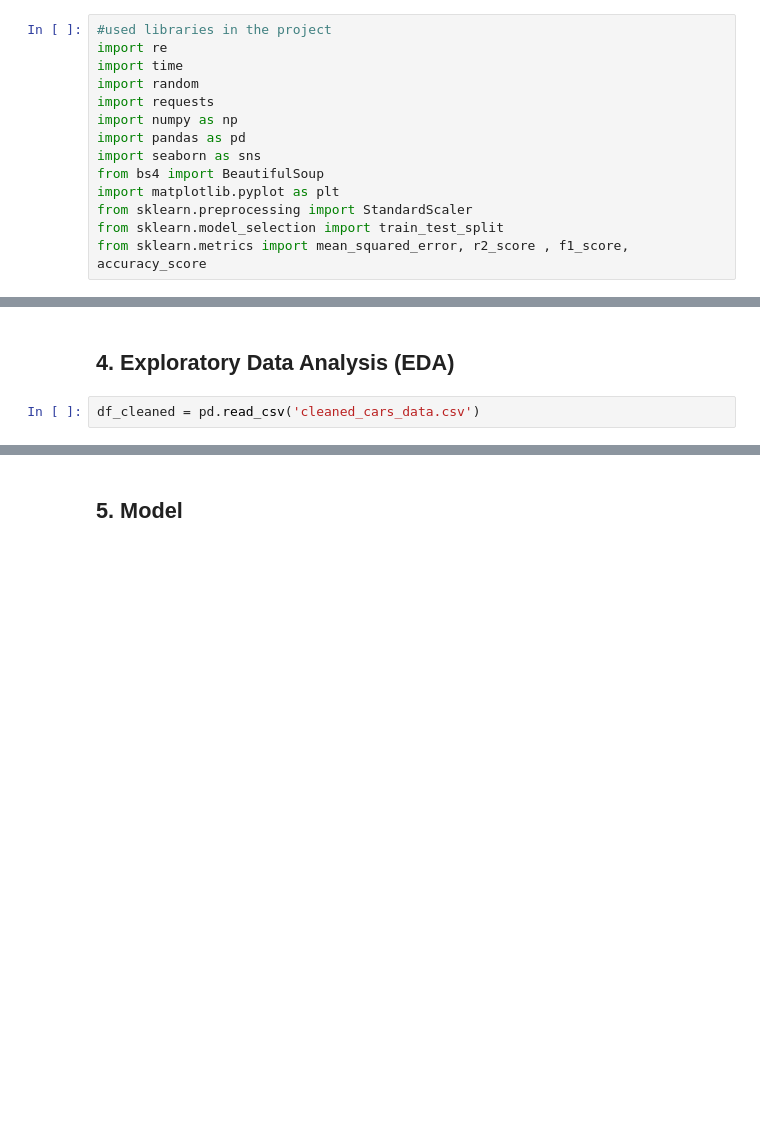
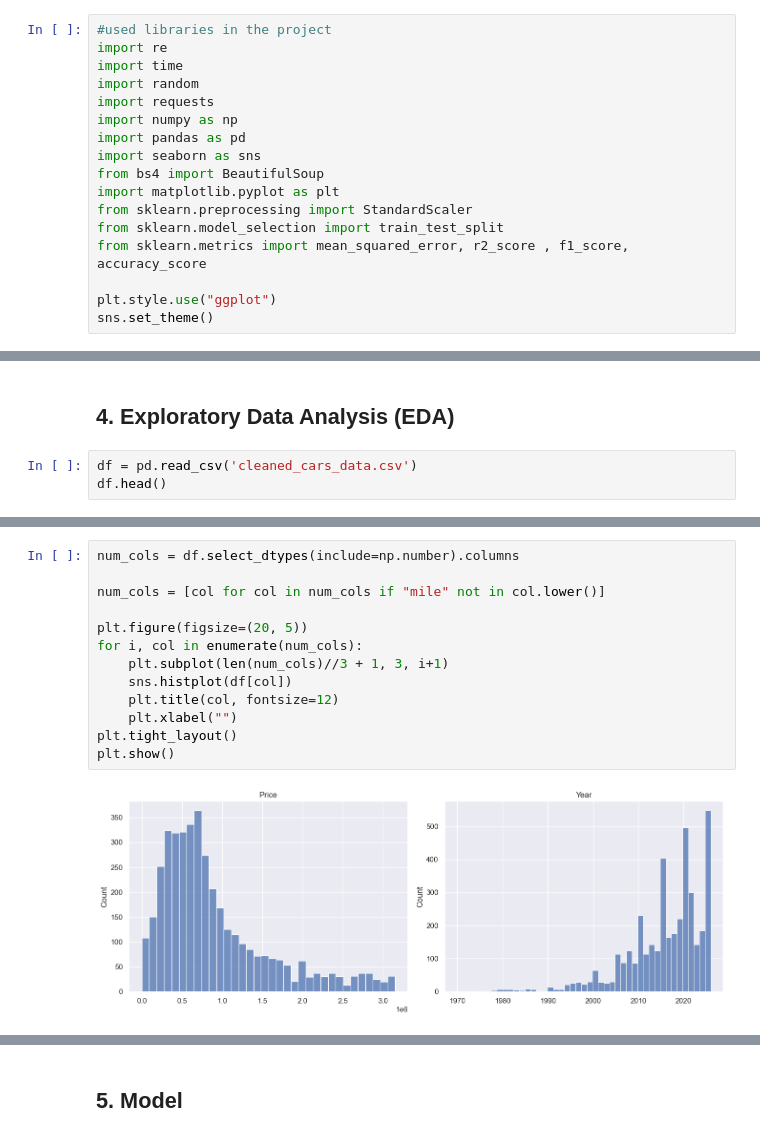
Before and after one commit to AI-0o0/AlexU_DSM_FinalProject, a Jupyter notebook: DataScienceMethodology_Fall2025_Final.ipynb, the cells around one changed output, grey strips where cells are left out. Cells and saved outputs as stored; diff of their text form; blank space fills up the shorter version.

```diff
--- a/DataScienceMethodology_Fall2025_Final.ipynb
+++ b/DataScienceMethodology_Fall2025_Final.ipynb
@@ -20,6 +20,9 @@ import matplotlib.pyplot as plt
 from sklearn.preprocessing import StandardScaler
 from sklearn.model_selection import train_test_split
 from sklearn.metrics import mean_squared_error, r2_score , f1_score, accuracy_score
+
+plt.style.use("ggplot")
+sns.set_theme()
 # %%
 HEADERS = {
     'User-Agent': 'Mozilla/5.0 (Windows NT 10.0; Win64; x64) AppleWebKit/537.36 (KHTML, like Gecko) Chrome/117.0.0.0 Safari/537.36'
@@ -728,4 +731,5 @@ df_cleaned.to_csv('cleaned_cars_data.csv', index=False, encoding='utf-8-sig')
 # %% [markdown]
 ## 4. Exploratory Data Analysis (EDA)
 # %%
-df_cleaned = pd.read_csv('cleaned_cars_data.csv')
+df = pd.read_csv('cleaned_cars_data.csv')
+df.head()
@@ -731,0 +794,15 @@ df_cleaned = pd.read_csv('cleaned_cars_data.csv')
+# %%
+num_cols = df.select_dtypes(include=np.number).columns
+
+num_cols = [col for col in num_cols if "mile" not in col.lower()]
+
+plt.figure(figsize=(20, 5))
+for i, col in enumerate(num_cols):
+    plt.subplot(len(num_cols)//3 + 1, 3, i+1)
+    sns.histplot(df[col])
+    plt.title(col, fontsize=12)
+    plt.xlabel("")
+plt.tight_layout()
+plt.show()
+# %% [output]
+[figure, added]
```
Also changed, not shown: parts of 14 cells of this notebook, 1 other file.
